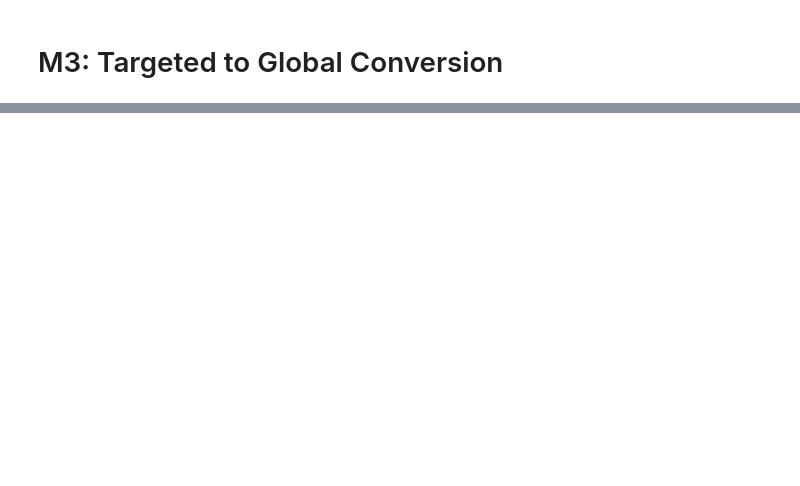
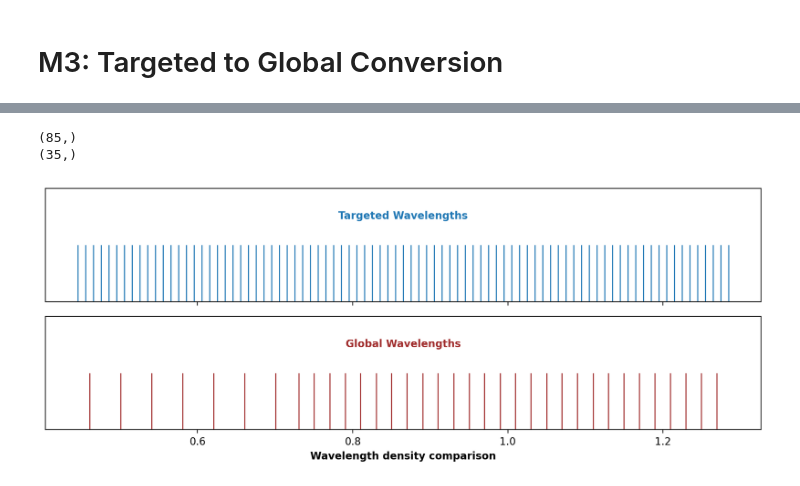
Before and after one commit to markusgruendler/m3-lunar-project, a Jupyter notebook: scripts/su25 script.ipynb, the cells around one changed output, grey strips where cells are left out. Cells and saved outputs as stored; diff of their text form; code cells hidden in the pictures; blank space fills up the shorter version.

```diff
--- a/scripts/su25 script.ipynb
+++ b/scripts/su25 script.ipynb
@@ -57,6 +70,9 @@ print(data_path)
 # %%
-if data_path != Path.cwd().parent / Path('input files/su25/clean M3 wavelengths targeted global.csv'):
+if data_path != Path.cwd().parent / Path('input files/su25/M3 wavelengths targeted global clean.csv'):
     print("path updated")
-    data_path = Path.cwd().parent / Path('input files/su25/clean M3 wavelengths targeted global.csv')
+    data_path = Path.cwd().parent / Path('input files/su25/M3 wavelengths targeted global clean.csv')
 else:
     print("path unchanged")
+
+data_path = Path('/Users/markus/Documents/Productivity/SETI/m3-lunar-project/input files/lunar_analog_spectra/Pyroxene lab spectra FDL/USGS augite WS592.csv')
+data_path
@@ -117,7 +161,8 @@ if spectra_nans > 0:
 # round to 4 decimals
 
 def targeted_to_global(wavelengths, spectra, verbose = False):
-    if verbose: print(f"     wl: step, index change")
+    WIDTH = 7
+    if verbose: print(f"{'wl':>{WIDTH}}: step, index change")
 
     i = 0 # input index
     bp_idx = 0
@@ -131,7 +176,7 @@ def targeted_to_global(wavelengths, spectra, verbose = False):
         # and current wl > bp_idx wl
         while bp_idx + 1 < len(breakpoints["step"]) and wavelengths[i] > breakpoints["wl"][bp_idx]:
             bp_idx += 1
-            if verbose: print(f"{wavelengths[i]:0.5f}: {breakpoints['step'][bp_idx-1]}->{breakpoints['step'][bp_idx]}, {bp_idx-1}->{bp_idx}")
+            if verbose: print(f"{wavelengths[i]:{WIDTH}.{WIDTH-2}f}: {breakpoints['step'][bp_idx-1]}->{breakpoints['step'][bp_idx]}, {bp_idx-1}->{bp_idx}")
 
         # save and increment by values consumed
         output["wavelengths"].append(avg_wl)
@@ -154,15 +215,15 @@ plotting = True
 if plotting:
 
     data = {
-        "Input Wavelengths": wavelengths,
+        "Targeted Wavelengths": wavelengths,
         # "Empirical M3": empirical,
-        "Algorithm Output": targeted_to_global(wavelengths, spectra)["wavelengths"]
+        "Global Wavelengths": targeted_to_global(wavelengths, spectra)["wavelengths"]
     }
 
-    print(data['Input Wavelengths'].shape)
-    print(data['Algorithm Output'].shape)
+    print(data['Targeted Wavelengths'].shape)
+    print(data['Global Wavelengths'].shape)
 
-    colors = ['#1f77b4', '#2ca02c']
+    colors = ['#1f77b4', "#a02c2c"]
     fig, axes = plt.subplots(
         nrows=2,
         sharex=True,
@@ -172,31 +233,35 @@ if plotting:
 
     # each series as a rug plot with its own row
     for ax, (label, series), color in zip(axes, data.items(), colors):
         sns.rugplot(x = series, ax = ax, height = 0.5, color = color)
         ax.set_yticks([])  # No y-axis ticks
         ax.set_ylabel("")
         ax.text(
             0.5, # x offset
             0.8, # y offset
             label, # text content
             # **kwargs
             transform=ax.transAxes,
             ha='center',
             va='top',
             fontsize=10,
             color=color,
             weight='bold'
         )
 
     # last plot label acts as legend label
-    axes[-1].set_xlabel("Wavelength distribution comparison", weight = 'bold')
+    axes[-1].set_xlabel("Wavelength density comparison", weight = 'bold')
     plt.tight_layout()
 
     # plt.savefig(
     #     "../output files/graphs/test/m3 wavelength comparison.png",
     #     dpi=2000,
     #     bbox_inches='tight',
     #     facecolor='white'
     # )
 
     plt.show() # calls plt.clf()
+# %% [output]
+(85,)
+(35,)
+[figure, added]
```
Also changed, not shown: parts of 9 cells of this notebook, 4 other files.
